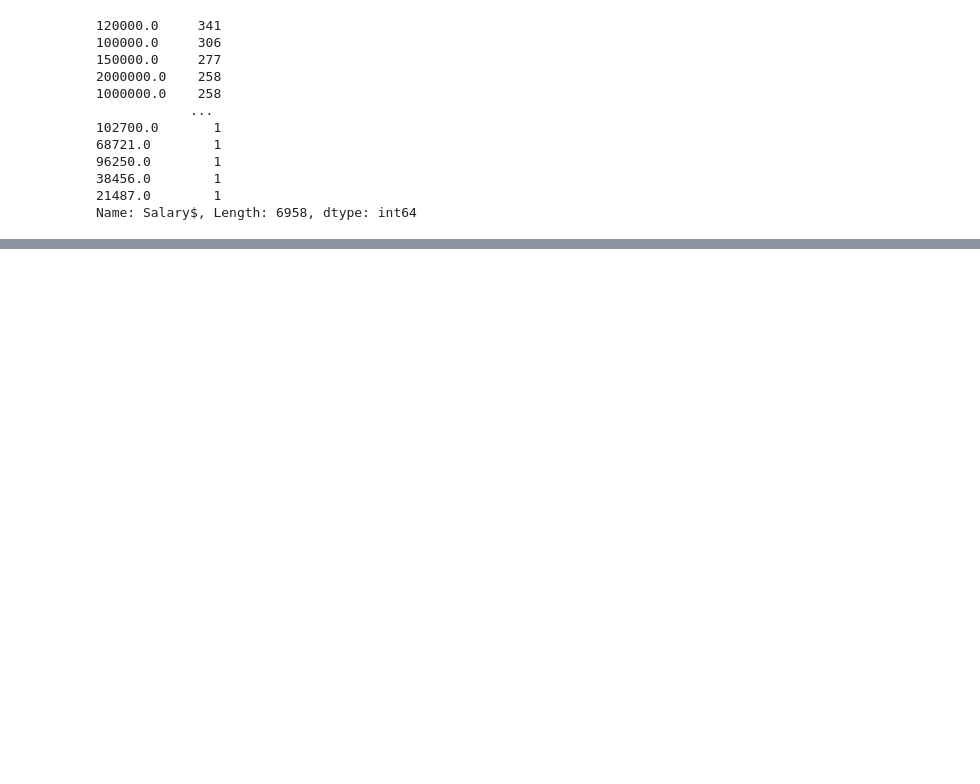
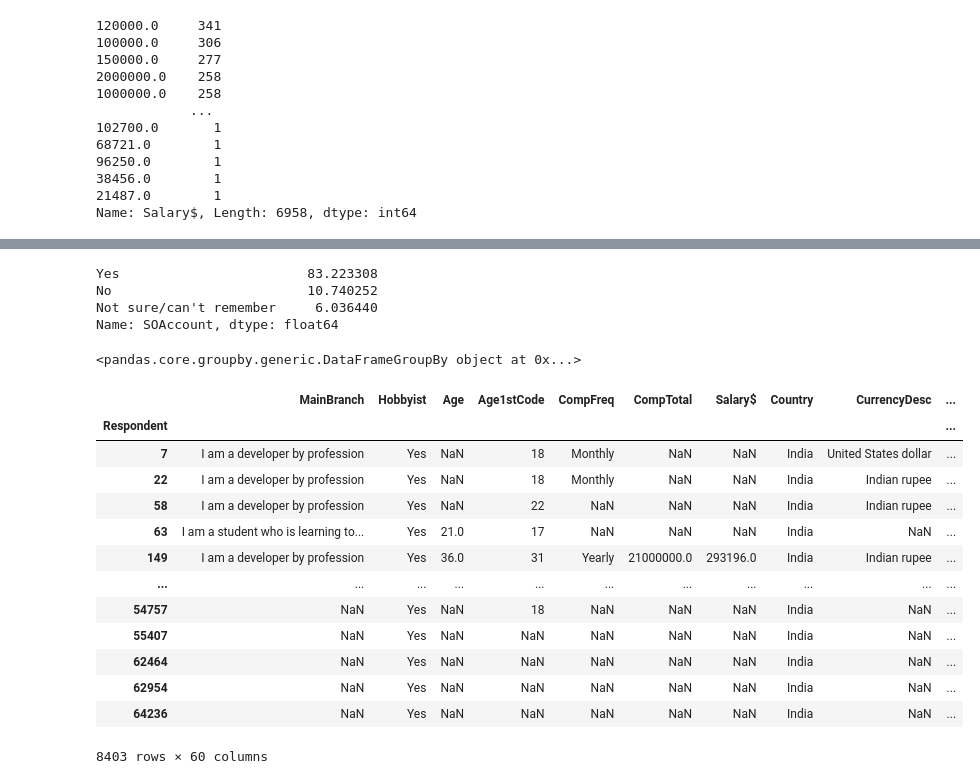
Before and after one commit to Manash-git/Python-Numpy-Scipy-Matplotlib-Pandas, a Jupyter notebook: pandas/Roaming on StackOverFlow Survey Data col-row operation.ipynb, the cells around one changed output, grey strips where cells are left out. Drawn from its saved outputs; the diff is of its cells as text; code cells hidden in the pictures; blank space fills up the shorter version.

```diff
--- a/pandas/Roaming on StackOverFlow Survey Data col-row operation.ipynb
+++ b/pandas/Roaming on StackOverFlow Survey Data col-row operation.ipynb
@@ -110,0 +251,7 @@ Name: Salary$, Length: 6958, dtype: int64
+# %%
+df['SOAccount'].value_counts(normalize= True) *100
+# %% [output]
+Yes                        83.223308
+No                         10.740252
+Not sure/can't remember     6.036440
+Name: SOAccount, dtype: float64
@@ -110,0 +260,23 @@ Name: Salary$, Length: 6958, dtype: int64
+# %%
+country_grp = df.groupby(['Country'])
+# %%
+country_grp
+# %% [output]
+<pandas.core.groupby.generic.DataFrameGroupBy object at 0x...>
+# %%
+country_grp.get_group('India')
+# %% [output]
+|  | MainBranch | Hobbyist | Age | Age1stCode | CompFreq | CompTotal | Salary$ | Country | CurrencyDesc | ... |
+| Respondent |  |  |  |  |  |  |  |  |  | ... |
+| 7 | I am a developer by profession | Yes | NaN | 18 | Monthly | NaN | NaN | India | United States dollar | ... |
+| 22 | I am a developer by profession | Yes | NaN | 18 | Monthly | NaN | NaN | India | Indian rupee | ... |
+| 58 | I am a developer by profession | Yes | NaN | 22 | NaN | NaN | NaN | India | Indian rupee | ... |
+| 63 | I am a student who is learning to... | Yes | 21.0 | 17 | NaN | NaN | NaN | India | NaN | ... |
+| 149 | I am a developer by profession | Yes | 36.0 | 31 | Yearly | 21000000.0 | 293196.0 | India | Indian rupee | ... |
+| ... | ... | ... | ... | ... | ... | ... | ... | ... | ... | ... |
+| 54757 | NaN | Yes | NaN | 18 | NaN | NaN | NaN | India | NaN | ... |
+| 55407 | NaN | Yes | NaN | NaN | NaN | NaN | NaN | India | NaN | ... |
+| 62464 | NaN | Yes | NaN | NaN | NaN | NaN | NaN | India | NaN | ... |
+| 62954 | NaN | Yes | NaN | NaN | NaN | NaN | NaN | India | NaN | ... |
+| 64236 | NaN | Yes | NaN | NaN | NaN | NaN | NaN | India | NaN | ... |
+8403 rows × 60 columns
```
Also changed, not shown: parts of 31 cells of this notebook, 2 other files.
